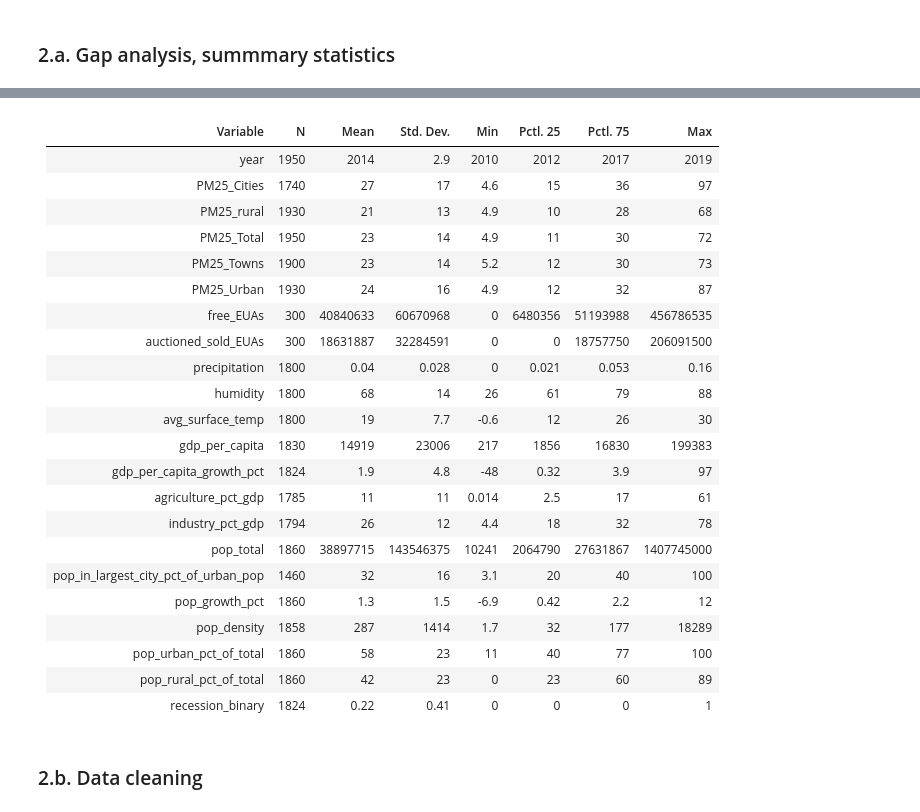
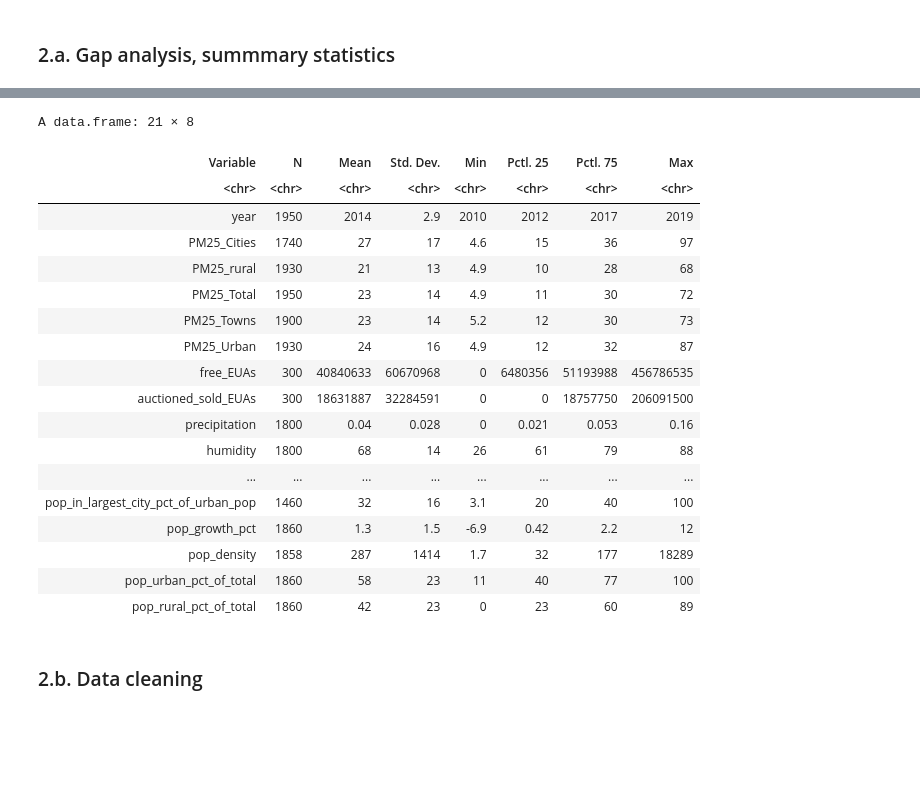
Before and after one commit to huseyinpolat-ds/UW_WNE_DSBA_Master_Thesis_437969, a Jupyter notebook: Thesis_EDA.ipynb, the cells around one changed output, grey strips where cells are left out. Saved outputs shown, nothing was run; the diff lists cells and outputs as text; code cells hidden in the pictures; blank space fills up the shorter version.

```diff
--- a/Thesis_EDA.ipynb
+++ b/Thesis_EDA.ipynb
@@ -463,33 +477,27 @@ print(heatmap_plot)
 # %%
 # Check summary statistics
-stobj <- st(all_indicators, out = "return")
-#stobj
-# Below is in a better format
+stobj_raw <- st(all_indicators, out = "return")
+stobj_raw
+# %% [output]
+A data.frame: 21 × 8
+| Variable | N | Mean | Std. Dev. | Min | Pctl. 25 | Pctl. 75 | Max |
+| <chr> | <chr> | <chr> | <chr> | <chr> | <chr> | <chr> | <chr> |
+| year | 1950 | 2014 | 2.9 | 2010 | 2012 | 2017 | 2019 |
+| PM25_Cities | 1740 | 27 | 17 | 4.6 | 15 | 36 | 97 |
+| PM25_rural | 1930 | 21 | 13 | 4.9 | 10 | 28 | 68 |
+| PM25_Total | 1950 | 23 | 14 | 4.9 | 11 | 30 | 72 |
+| PM25_Towns | 1900 | 23 | 14 | 5.2 | 12 | 30 | 73 |
+| PM25_Urban | 1930 | 24 | 16 | 4.9 | 12 | 32 | 87 |
+| free_EUAs | 300 | 40840633 | 60670968 | 0 | 6480356 | 51193988 | 456786535 |
+| auctioned_sold_EUAs | 300 | 18631887 | 32284591 | 0 | 0 | 18757750 | 206091500 |
+| precipitation | 1800 | 0.04 | 0.028 | 0 | 0.021 | 0.053 | 0.16 |
+| humidity | 1800 | 68 | 14 | 26 | 61 | 79 | 88 |
+| ... | ... | ... | ... | ... | ... | ... | ... |
+| pop_in_largest_city_pct_of_urban_pop | 1460 | 32 | 16 | 3.1 | 20 | 40 | 100 |
+| pop_growth_pct | 1860 | 1.3 | 1.5 | -6.9 | 0.42 | 2.2 | 12 |
+| pop_density | 1858 | 287 | 1414 | 1.7 | 32 | 177 | 18289 |
+| pop_urban_pct_of_total | 1860 | 58 | 23 | 11 | 40 | 77 | 100 |
+| pop_rural_pct_of_total | 1860 | 42 | 23 | 0 | 23 | 60 | 89 |
-# %% [markdown]
-| Variable                             | N   | Mean       | Std. Dev. | Min | Pctl. 25 | Pctl. 75 | Max       |
-|--------------------------------------|-----|------------|-----------|-----|----------|----------|-----------|
-| year                                 | 1950| 2014       | 2.9       | 2010| 2012     | 2017     | 2019      |
-| PM25_Cities                          | 1740| 27         | 17        | 4.6 | 15       | 36       | 97        |
-| PM25_rural                           | 1930| 21         | 13        | 4.9 | 10       | 28       | 68        |
-| PM25_Total                           | 1950| 23         | 14        | 4.9 | 11       | 30       | 72        |
-| PM25_Towns                           | 1900| 23         | 14        | 5.2 | 12       | 30       | 73        |
-| PM25_Urban                           | 1930| 24         | 16        | 4.9 | 12       | 32       | 87        |
-| free_EUAs                            | 300 | 40840633   | 60670968  | 0   | 6480356  | 51193988 | 456786535 |
-| auctioned_sold_EUAs                  | 300 | 18631887   | 32284591  | 0   | 0        | 18757750 | 206091500 |
-| precipitation                        | 1800| 0.04       | 0.028     | 0   | 0.021    | 0.053    | 0.16      |
-| humidity                             | 1800| 68         | 14        | 26  | 61       | 79       | 88        |
-| avg_surface_temp                     | 1800| 19         | 7.7       | -0.6| 12       | 26       | 30        |
-| gdp_per_capita                       | 1830| 14919      | 23006     | 217 | 1856     | 16830    | 199383    |
-| gdp_per_capita_growth_pct            | 1824| 1.9        | 4.8       | -48 | 0.32     | 3.9      | 97        |
-| agriculture_pct_gdp                  | 1785| 11         | 11        | 0.014| 2.5     | 17       | 61        |
-| industry_pct_gdp                     | 1794| 26         | 12        | 4.4 | 18       | 32       | 78        |
-| pop_total                            | 1860| 38897715   | 143546375 | 10241| 2064790 | 27631867 | 1407745000|
-| pop_in_largest_city_pct_of_urban_pop | 1460| 32         | 16        | 3.1 | 20       | 40       | 100       |
-| pop_growth_pct                      | 1860| 1.3         | 1.5       | -6.9| 0.42     | 2.2      | 12        |
-| pop_density                         | 1858| 287         | 1414      | 1.7 | 32       | 177      | 18289     |
-| pop_urban_pct_of_total              | 1860| 58          | 23        | 11  | 40       | 77       | 100       |
-| pop_rural_pct_of_total              | 1860| 42          | 23        | 0   | 23       | 60       | 89        |
-| recession_binary                    | 1824| 0.22        | 0.41      | 0   | 0        | 0        | 1         |
 # %% [markdown]
 ### 2.b. Data cleaning
 # %%
```
Also changed, not shown: parts of 11 cells of this notebook, 3 other files.
